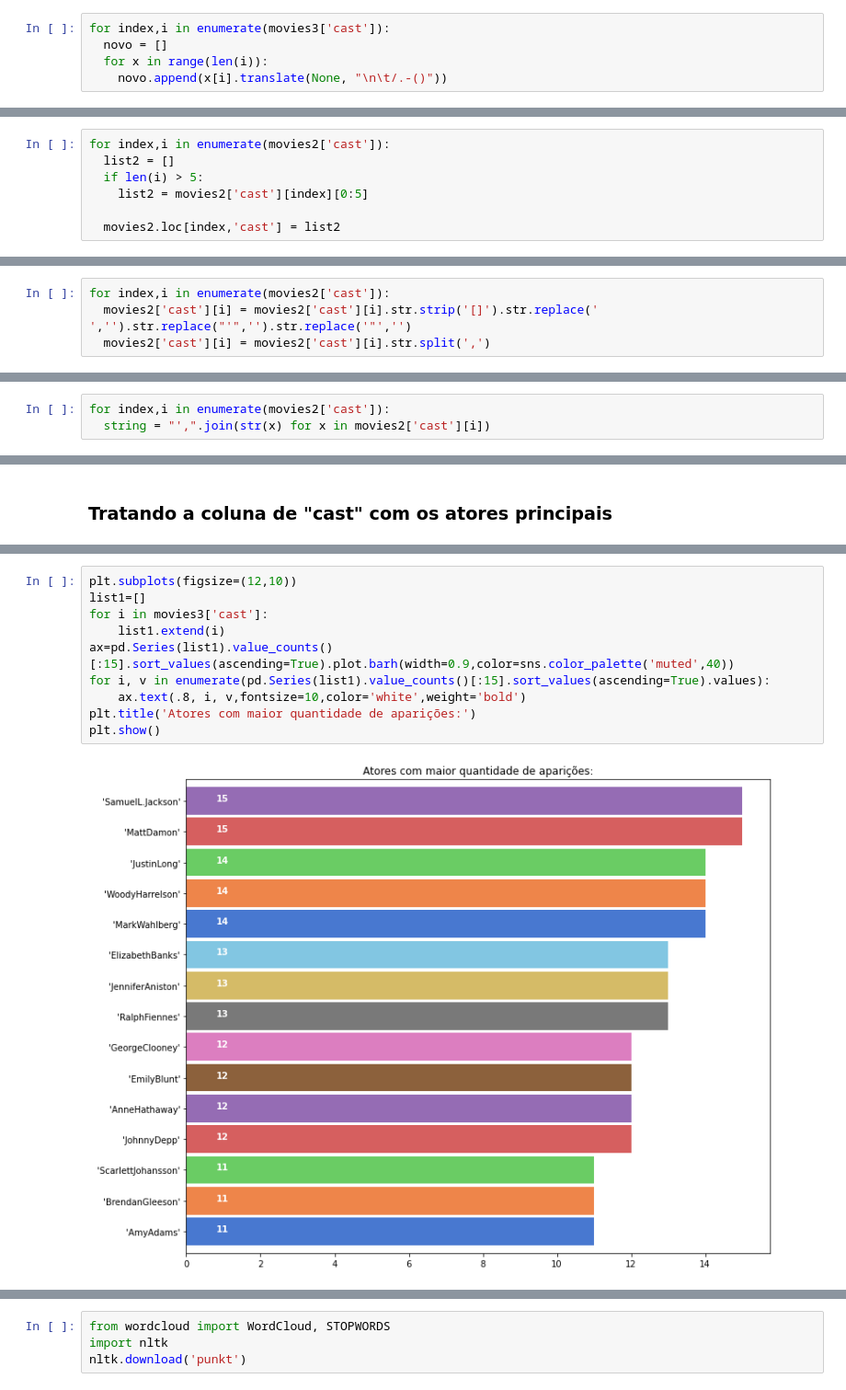
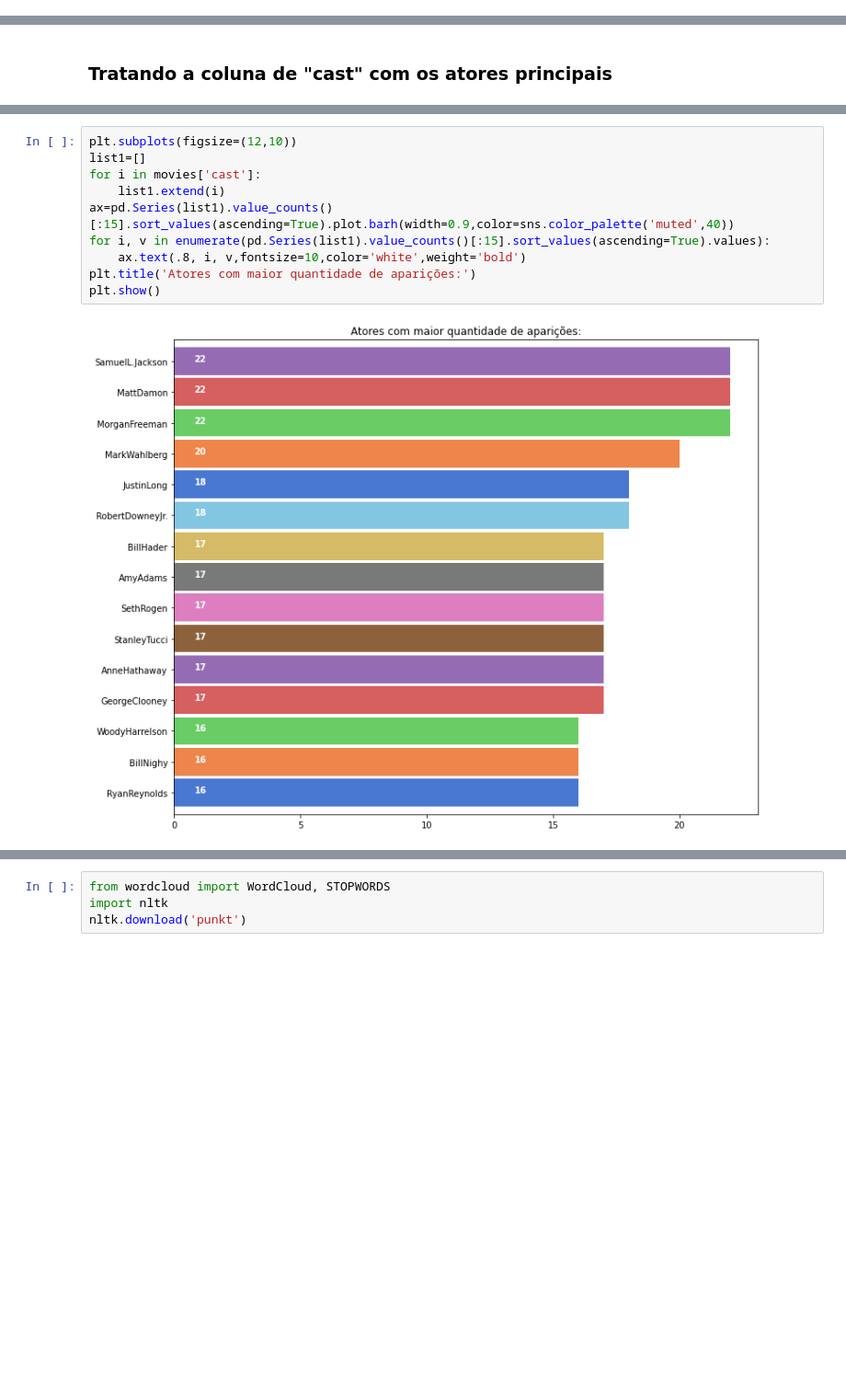
Before and after one commit to mthonorio/IA, a Jupyter notebook: prova_1/IA_Prova_1.ipynb, the cells around one changed output, grey strips where cells are left out. Shown: that part at 92% size. Saved outputs shown, nothing was run; the diff lists cells and outputs as text; blank space fills up the shorter version.

```diff
--- a/prova_1/IA_Prova_1.ipynb
+++ b/prova_1/IA_Prova_1.ipynb
@@ -216,5 +177,0 @@ AttributeError: ignored
-# %%
-for index,i in enumerate(movies3['cast']):
-  novo = []
-  for x in range(len(i)):
-    novo.append(x[i].translate(None, "\n\t/.-()"))
@@ -227,7 +193,0 @@ print(type(movies2['cast'][1]))
-# %%
-for index,i in enumerate(movies2['cast']):
-  list2 = []
-  if len(i) > 5:
-    list2 = movies2['cast'][index][0:5]
-
-  movies2.loc[index,'cast'] = list2
@@ -269,4 +197,0 @@ movies2.head(2)
-# %%
-for index,i in enumerate(movies2['cast']):
-  movies2['cast'][i] = movies2['cast'][i].str.strip('[]').str.replace(' ','').str.replace("'",'').str.replace('"','')
-  movies2['cast'][i] = movies2['cast'][i].str.split(',')
@@ -288,3 +197,0 @@ print(type(string))
-# %%
-for index,i in enumerate(movies2['cast']):
-  string = "',".join(str(x) for x in movies2['cast'][i])
@@ -393,13 +283,13 @@ movies2['cast'][1][1]
 # %%
 plt.subplots(figsize=(12,10))
 list1=[]
-for i in movies3['cast']:
+for i in movies['cast']:
     list1.extend(i)
 ax=pd.Series(list1).value_counts()[:15].sort_values(ascending=True).plot.barh(width=0.9,color=sns.color_palette('muted',40))
 for i, v in enumerate(pd.Series(list1).value_counts()[:15].sort_values(ascending=True).values):
     ax.text(.8, i, v,fontsize=10,color='white',weight='bold')
 plt.title('Atores com maior quantidade de aparições:')
 plt.show()
 # %% [output]
-[figure, old version]
+[figure, new version]
 # %%
```
Also changed, not shown: parts of 72 cells of this notebook.
